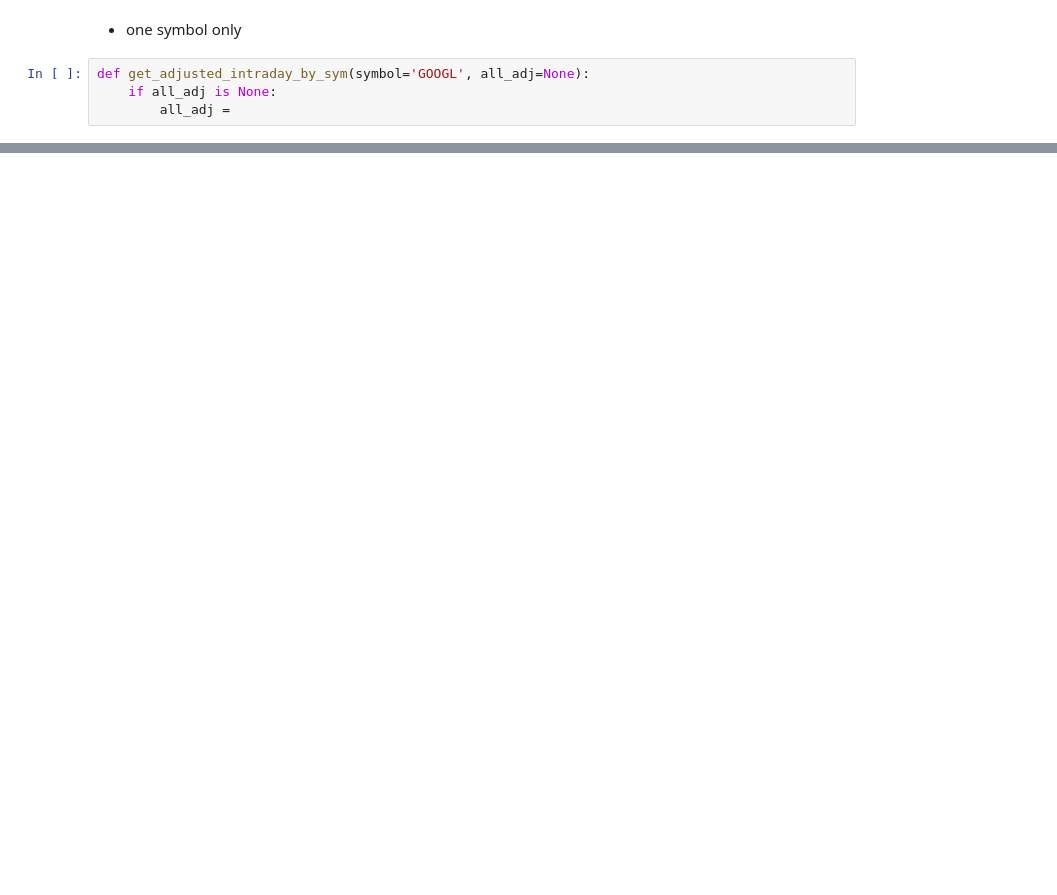
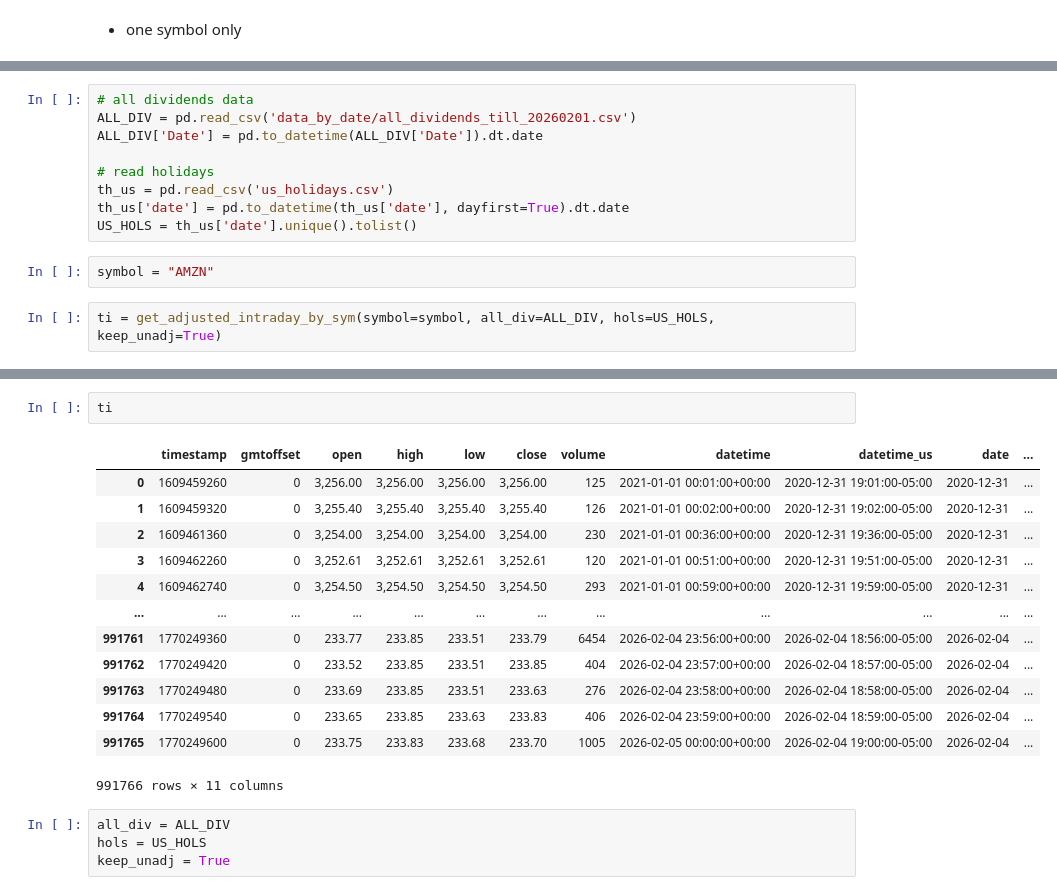
Before and after one commit to justy3/eodhd_data, a Jupyter notebook: intraday_adj.ipynb, the cells around one changed output, grey strips where cells are left out. Cells and saved outputs as stored; diff of their text form; blank space fills up the shorter version.

```diff
--- a/intraday_adj.ipynb
+++ b/intraday_adj.ipynb
@@ -28,6 +12,2 @@ end_dt = dt.date(2026,2,1)
 # %% [markdown]
 - one symbol only
-# %%
-def get_adjusted_intraday_by_sym(symbol='GOOGL', all_adj=None):
-	if all_adj is None:
-		all_adj =
@@ -58,0 +14,13 @@ datetime.time(19, 59)
+# %%
+# all dividends data
+ALL_DIV = pd.read_csv('data_by_date/all_dividends_till_20260201.csv')
+ALL_DIV['Date'] = pd.to_datetime(ALL_DIV['Date']).dt.date
+
+# read holidays
+th_us = pd.read_csv('us_holidays.csv')
+th_us['date'] = pd.to_datetime(th_us['date'], dayfirst=True).dt.date
+US_HOLS = th_us['date'].unique().tolist()
+# %%
+symbol = "AMZN"
+# %%
+ti = get_adjusted_intraday_by_sym(symbol=symbol, all_div=ALL_DIV, hols=US_HOLS, keep_unadj=True)
@@ -58,0 +30,20 @@ datetime.time(19, 59)
+# %%
+ti
+# %% [output]
+|  | timestamp | gmtoffset | open | high | low | close | volume | datetime | datetime_us | date | ... |
+| 0 | 1609459260 | 0 | 3,256.00 | 3,256.00 | 3,256.00 | 3,256.00 | 125 | 2021-01-01 00:01:00+00:00 | 2020-12-31 19:01:00-05:00 | 2020-12-31 | ... |
+| 1 | 1609459320 | 0 | 3,255.40 | 3,255.40 | 3,255.40 | 3,255.40 | 126 | 2021-01-01 00:02:00+00:00 | 2020-12-31 19:02:00-05:00 | 2020-12-31 | ... |
+| 2 | 1609461360 | 0 | 3,254.00 | 3,254.00 | 3,254.00 | 3,254.00 | 230 | 2021-01-01 00:36:00+00:00 | 2020-12-31 19:36:00-05:00 | 2020-12-31 | ... |
+| 3 | 1609462260 | 0 | 3,252.61 | 3,252.61 | 3,252.61 | 3,252.61 | 120 | 2021-01-01 00:51:00+00:00 | 2020-12-31 19:51:00-05:00 | 2020-12-31 | ... |
+| 4 | 1609462740 | 0 | 3,254.50 | 3,254.50 | 3,254.50 | 3,254.50 | 293 | 2021-01-01 00:59:00+00:00 | 2020-12-31 19:59:00-05:00 | 2020-12-31 | ... |
+| ... | ... | ... | ... | ... | ... | ... | ... | ... | ... | ... | ... |
+| 991761 | 1770249360 | 0 | 233.77 | 233.85 | 233.51 | 233.79 | 6454 | 2026-02-04 23:56:00+00:00 | 2026-02-04 18:56:00-05:00 | 2026-02-04 | ... |
+| 991762 | 1770249420 | 0 | 233.52 | 233.85 | 233.51 | 233.85 | 404 | 2026-02-04 23:57:00+00:00 | 2026-02-04 18:57:00-05:00 | 2026-02-04 | ... |
+| 991763 | 1770249480 | 0 | 233.69 | 233.85 | 233.51 | 233.63 | 276 | 2026-02-04 23:58:00+00:00 | 2026-02-04 18:58:00-05:00 | 2026-02-04 | ... |
+| 991764 | 1770249540 | 0 | 233.65 | 233.85 | 233.63 | 233.83 | 406 | 2026-02-04 23:59:00+00:00 | 2026-02-04 18:59:00-05:00 | 2026-02-04 | ... |
+| 991765 | 1770249600 | 0 | 233.75 | 233.83 | 233.68 | 233.70 | 1005 | 2026-02-05 00:00:00+00:00 | 2026-02-04 19:00:00-05:00 | 2026-02-04 | ... |
+991766 rows × 11 columns
+# %%
+all_div = ALL_DIV
+hols = US_HOLS
+keep_unadj = True
```
Also changed, not shown: parts of 26 cells of this notebook, 2 other files.
